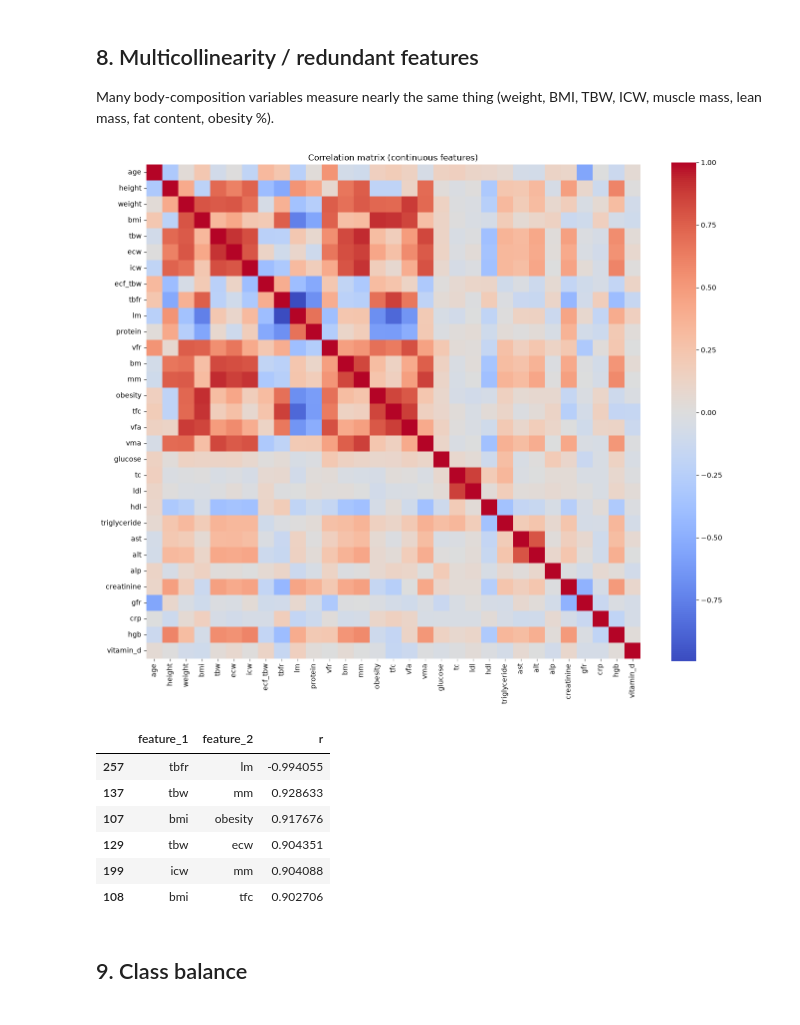
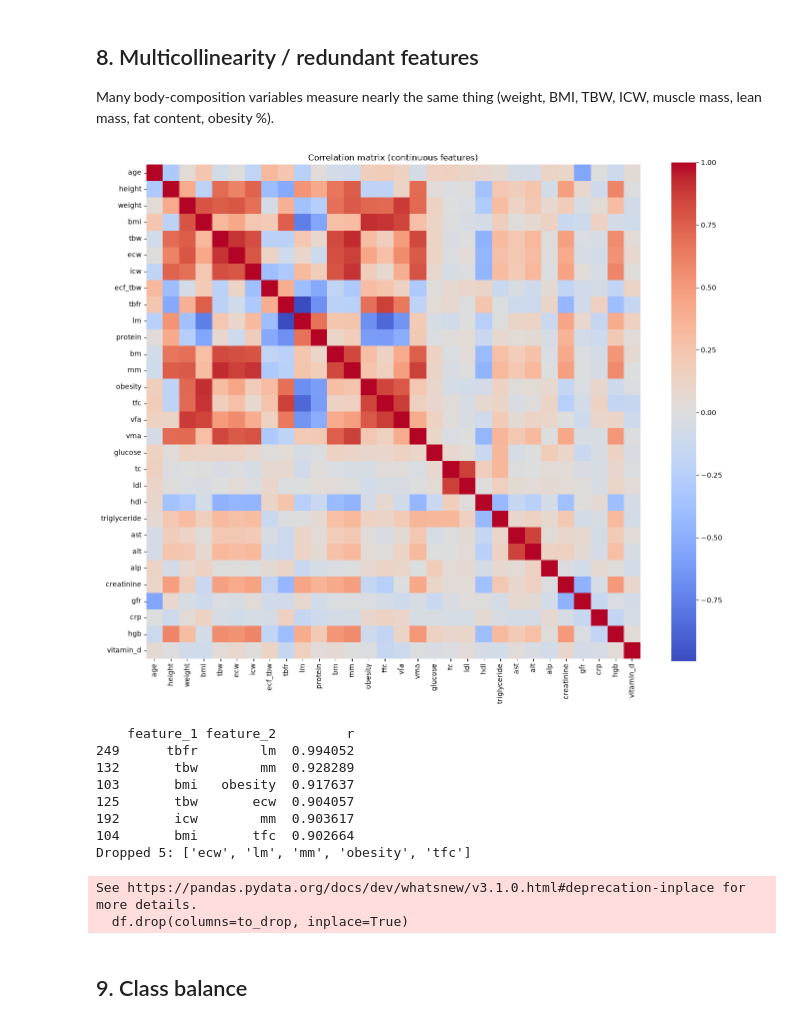
Before and after one commit to MatteoSoldini/DAT540_project, a Jupyter notebook: gallstone_data_cleaning.ipynb, the cells around one changed output. Saved outputs shown, nothing was run; the diff lists cells and outputs as text; code cells hidden in the pictures.

```diff
--- a/gallstone_data_cleaning.ipynb
+++ b/gallstone_data_cleaning.ipynb
@@ -184,6 +184,8 @@ def iqr_outliers(s, k=1.5):
     iqr = q3 - q1
     return (s < q1 - k * iqr) | (s > q3 + k * iqr)
 
+cont_cols = [c for c in df.select_dtypes(include="number").columns
+             if c not in {"gallstone_status", "vfr"}]
 out_counts = {c: int(iqr_outliers(df[c]).sum()) for c in cont_cols}
 out_df = (pd.Series(out_counts, name="n_outliers").to_frame()
           .assign(pct=lambda d: (d["n_outliers"] / len(df) * 100).round(1),
@@ -283,4 +285,5 @@ check
 SO our hdl at 273.0 has an error.
 # %%
 df.loc[318, ["hdl", "tc", "ldl", "triglyceride", "bmi", "age"]]
+df.drop(index=318, inplace=True)
 # %% [output]
@@ -297,30 +295,39 @@ This confirms it but we cannot substitute hdl like We did for Obesity.
 ## 8. Multicollinearity / redundant features
 Many body-composition variables measure nearly the same thing (weight, BMI, TBW, ICW, muscle mass, lean mass, fat content, obesity %).
 # %%
-num = df_clean[cont_cols]
+num = df[cont_cols]
 corr = num.corr()
 
 plt.figure(figsize=(16, 13))
 sns.heatmap(corr, cmap="coolwarm", center=0, annot=False, square=True)
 plt.title("Correlation matrix (continuous features)")
 plt.show()
 # %% [output]
-[figure, old version]
+[figure, new version]
 # %%
-# Pairs with |r| > 0.9
-upper = corr.where(np.triu(np.ones(corr.shape, dtype=bool), k=1))
+# 1) Pairs with |r| > 0.9 (for inspection)
+upper = corr.abs().where(np.triu(np.ones(corr.shape, dtype=bool), k=1))
 pairs = (upper.stack().rename("r").reset_index()
          .rename(columns={"level_0": "feature_1", "level_1": "feature_2"}))
-high_pairs = pairs[pairs["r"].abs() > 0.9].sort_values("r", key=abs, ascending=False)
-high_pairs
+high_pairs = pairs[pairs["r"] > 0.9].sort_values("r", ascending=False)
+print(high_pairs)
+
+# 2) Drop every column that is highly correlated with an EARLIER column
+to_drop = [c for c in upper.columns if (upper[c] > 0.9).any()]
+print(f"Dropped {len(to_drop)}:", to_drop)
+
+df.drop(columns=to_drop, inplace=True)
 # %% [output]
-|  | feature_1 | feature_2 | r |
-| 257 | tbfr | lm | -0.994055 |
-| 137 | tbw | mm | 0.928633 |
-| 107 | bmi | obesity | 0.917676 |
-| 129 | tbw | ecw | 0.904351 |
-| 199 | icw | mm | 0.904088 |
-| 108 | bmi | tfc | 0.902706 |
+    feature_1 feature_2         r
+249      tbfr        lm  0.994052
+132       tbw        mm  0.928289
+103       bmi   obesity  0.917637
+125       tbw       ecw  0.904057
+192       icw        mm  0.903617
+104       bmi       tfc  0.902664
+Dropped 5: ['ecw', 'lm', 'mm', 'obesity', 'tfc']
+See https://pandas.pydata.org/docs/dev/whatsnew/v3.1.0.html#deprecation-inplace for more details.
+  df.drop(columns=to_drop, inplace=True)
 # %% [markdown]
 ## 9. Class balance
 # %%
```
Also changed, not shown: parts of 4 cells of this notebook, 1 other file.
